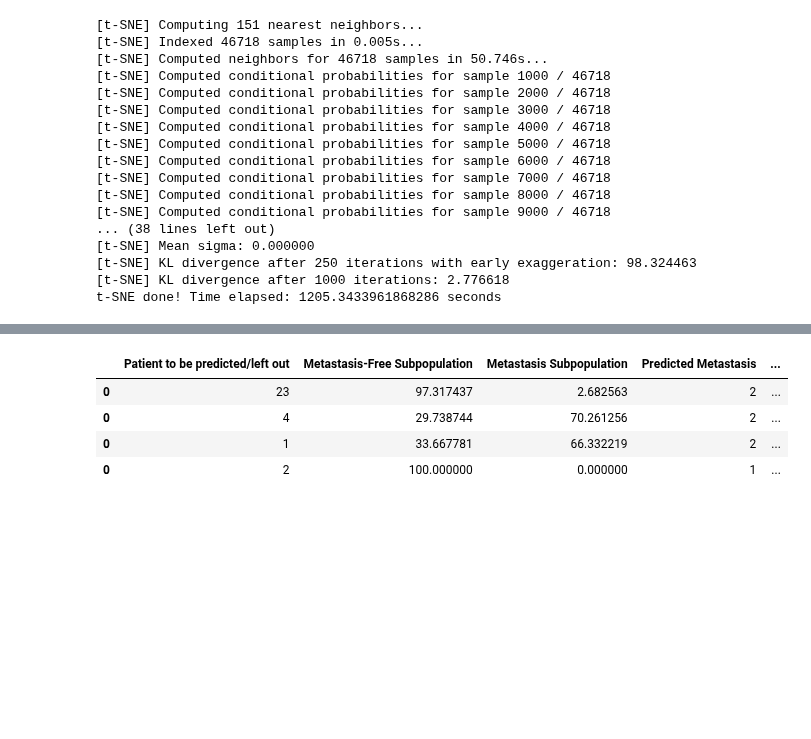
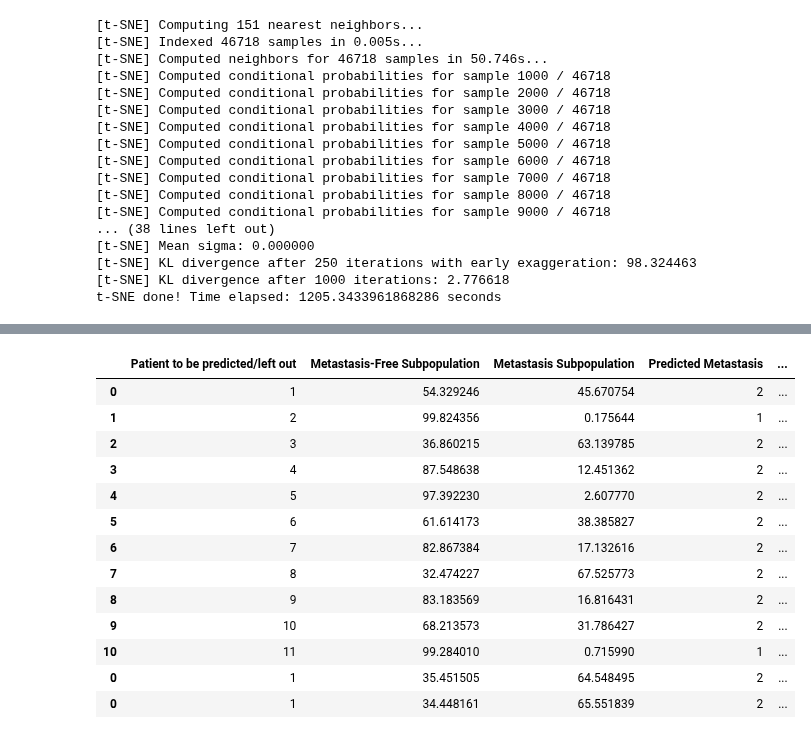
Before and after one commit to Youssef-Saleh/GP-MSI, a Jupyter notebook: Breast Cancer/BreastModel.ipynb, the cells around one changed output, grey strips where cells are left out. Cells and saved outputs as stored; diff of their text form; code cells hidden in the pictures; blank space fills up the shorter version.

```diff
--- a/Breast Cancer/BreastModel.ipynb
+++ b/Breast Cancer/BreastModel.ipynb
@@ -153,13 +156,22 @@ Metastasis_prob = Selected_model[0]
 Non_Metastasis_prob = Selected_model[1]
 # %%
 # Run after model complete to save the result in the total results dataframe
-total_results_dataframe = OutputDataframe(total_results_dataframe, testPatient_ID , Clinical_data_full, Non_Metastasis_prob, Metastasis_prob, selected_clusters_value, SAM_protein)
+total_results_dataframe_SVM = OutputDataframe(total_results_dataframe, testPatient_ID , Clinical_data_full, Non_Metastasis_prob, Metastasis_prob, selected_clusters_value, SAM_protein)
-# %%
-total_results_dataframe
-# %% [output]
-|  | Patient to be predicted/left out | Metastasis-Free Subpopulation | Metastasis Subpopulation | Predicted Metastasis | ... |
-| 0 | 23 | 97.317437 | 2.682563 | 2 | ... |
-| 0 | 4 | 29.738744 | 70.261256 | 2 | ... |
-| 0 | 1 | 33.667781 | 66.332219 | 2 | ... |
-| 0 | 2 | 100.000000 | 0.000000 | 1 | ... |
+# %%
+total_results_dataframe_SVM
+# %% [output]
+|  | Patient to be predicted/left out | Metastasis-Free Subpopulation | Metastasis Subpopulation | Predicted Metastasis | ... |
+| 0 | 1 | 54.329246 | 45.670754 | 2 | ... |
+| 1 | 2 | 99.824356 | 0.175644 | 1 | ... |
+| 2 | 3 | 36.860215 | 63.139785 | 2 | ... |
+| 3 | 4 | 87.548638 | 12.451362 | 2 | ... |
+| 4 | 5 | 97.392230 | 2.607770 | 2 | ... |
+| 5 | 6 | 61.614173 | 38.385827 | 2 | ... |
+| 6 | 7 | 82.867384 | 17.132616 | 2 | ... |
+| 7 | 8 | 32.474227 | 67.525773 | 2 | ... |
+| 8 | 9 | 83.183569 | 16.816431 | 2 | ... |
+| 9 | 10 | 68.213573 | 31.786427 | 2 | ... |
+| 10 | 11 | 99.284010 | 0.715990 | 1 | ... |
+| 0 | 1 | 35.451505 | 64.548495 | 2 | ... |
+| 0 | 1 | 34.448161 | 65.551839 | 2 | ... |
 # %%
```
Also changed, not shown: parts of 10 cells of this notebook, 7 other files.
